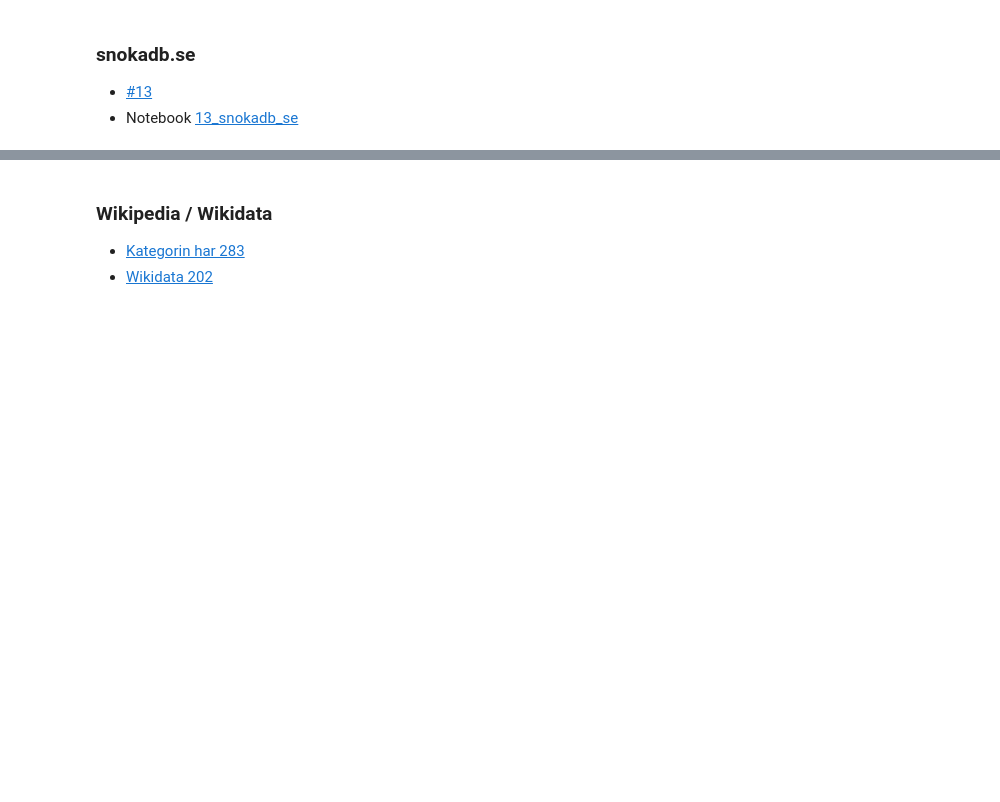
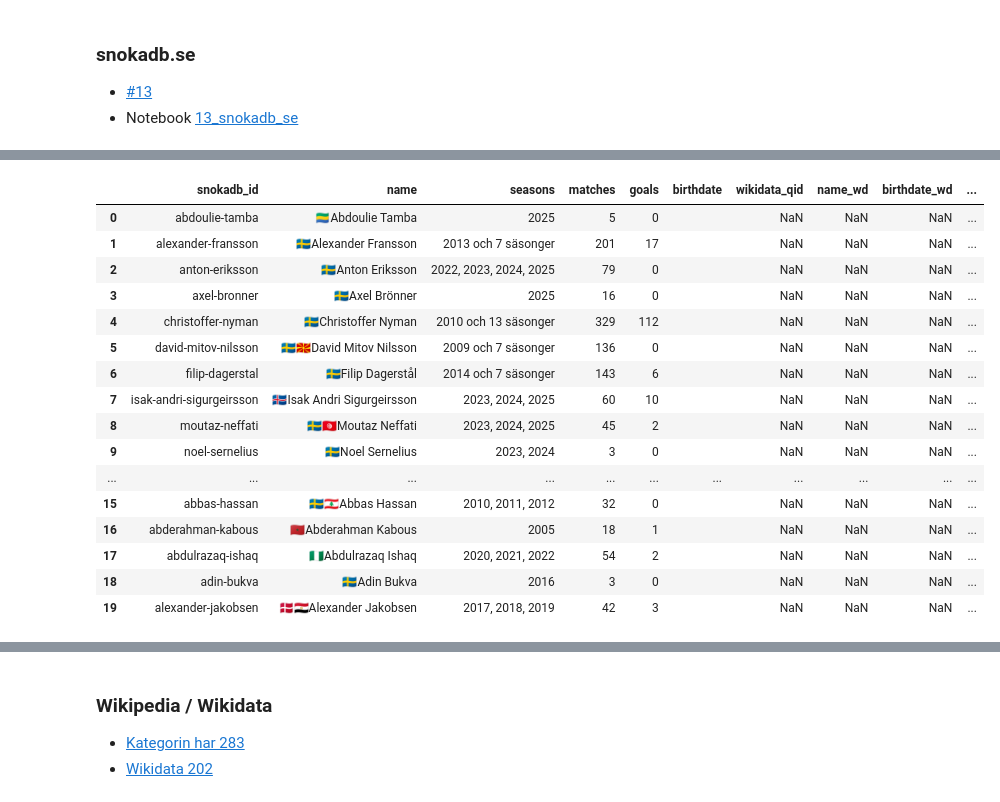
Before and after one commit to salgo60/ifkdb, a Jupyter notebook: Notebook/13_snokadb_se.ipynb, the cells around one changed output, grey strips where cells are left out. Saved outputs shown, nothing was run; the diff lists cells and outputs as text; code cells hidden in the pictures; blank space fills up the shorter version.

```diff
--- a/Notebook/13_snokadb_se.ipynb
+++ b/Notebook/13_snokadb_se.ipynb
@@ -215,3 +258,23 @@ memory usage: 41.8+ KB
+# %%
+merged.head(20)
+# %% [output]
+|  | snokadb_id | name | seasons | matches | goals | birthdate | wikidata_qid | name_wd | birthdate_wd | ... |
+| 0 | abdoulie-tamba | 🇬🇦Abdoulie Tamba | 2025 | 5 | 0 |  | NaN | NaN | NaN | ... |
+| 1 | alexander-fransson | 🇸🇪Alexander Fransson | 2013 och 7 säsonger | 201 | 17 |  | NaN | NaN | NaN | ... |
+| 2 | anton-eriksson | 🇸🇪Anton Eriksson | 2022, 2023, 2024, 2025 | 79 | 0 |  | NaN | NaN | NaN | ... |
+| 3 | axel-bronner | 🇸🇪Axel Brönner | 2025 | 16 | 0 |  | NaN | NaN | NaN | ... |
+| 4 | christoffer-nyman | 🇸🇪Christoffer Nyman | 2010 och 13 säsonger | 329 | 112 |  | NaN | NaN | NaN | ... |
+| 5 | david-mitov-nilsson | 🇸🇪🇲🇰David Mitov Nilsson | 2009 och 7 säsonger | 136 | 0 |  | NaN | NaN | NaN | ... |
+| 6 | filip-dagerstal | 🇸🇪Filip Dagerstål | 2014 och 7 säsonger | 143 | 6 |  | NaN | NaN | NaN | ... |
+| 7 | isak-andri-sigurgeirsson | 🇮🇸Isak Andri Sigurgeirsson | 2023, 2024, 2025 | 60 | 10 |  | NaN | NaN | NaN | ... |
+| 8 | moutaz-neffati | 🇸🇪🇹🇳Moutaz Neffati | 2023, 2024, 2025 | 45 | 2 |  | NaN | NaN | NaN | ... |
+| 9 | noel-sernelius | 🇸🇪Noel Sernelius | 2023, 2024 | 3 | 0 |  | NaN | NaN | NaN | ... |
+| ... | ... | ... | ... | ... | ... | ... | ... | ... | ... | ... |
+| 15 | abbas-hassan | 🇸🇪🇱🇧Abbas Hassan | 2010, 2011, 2012 | 32 | 0 |  | NaN | NaN | NaN | ... |
+| 16 | abderahman-kabous | 🇲🇦Abderahman Kabous | 2005 | 18 | 1 |  | NaN | NaN | NaN | ... |
+| 17 | abdulrazaq-ishaq | 🇳🇬Abdulrazaq Ishaq | 2020, 2021, 2022 | 54 | 2 |  | NaN | NaN | NaN | ... |
+| 18 | adin-bukva | 🇸🇪Adin Bukva | 2016 | 3 | 0 |  | NaN | NaN | NaN | ... |
+| 19 | alexander-jakobsen | 🇩🇰🇪🇬Alexander Jakobsen | 2017, 2018, 2019 | 42 | 3 |  | NaN | NaN | NaN | ... |
 # %%
 def normalize(n):
     return n.lower().replace('"','').strip()
```
Also changed, not shown: parts of 28 cells of this notebook, 23 other files.
